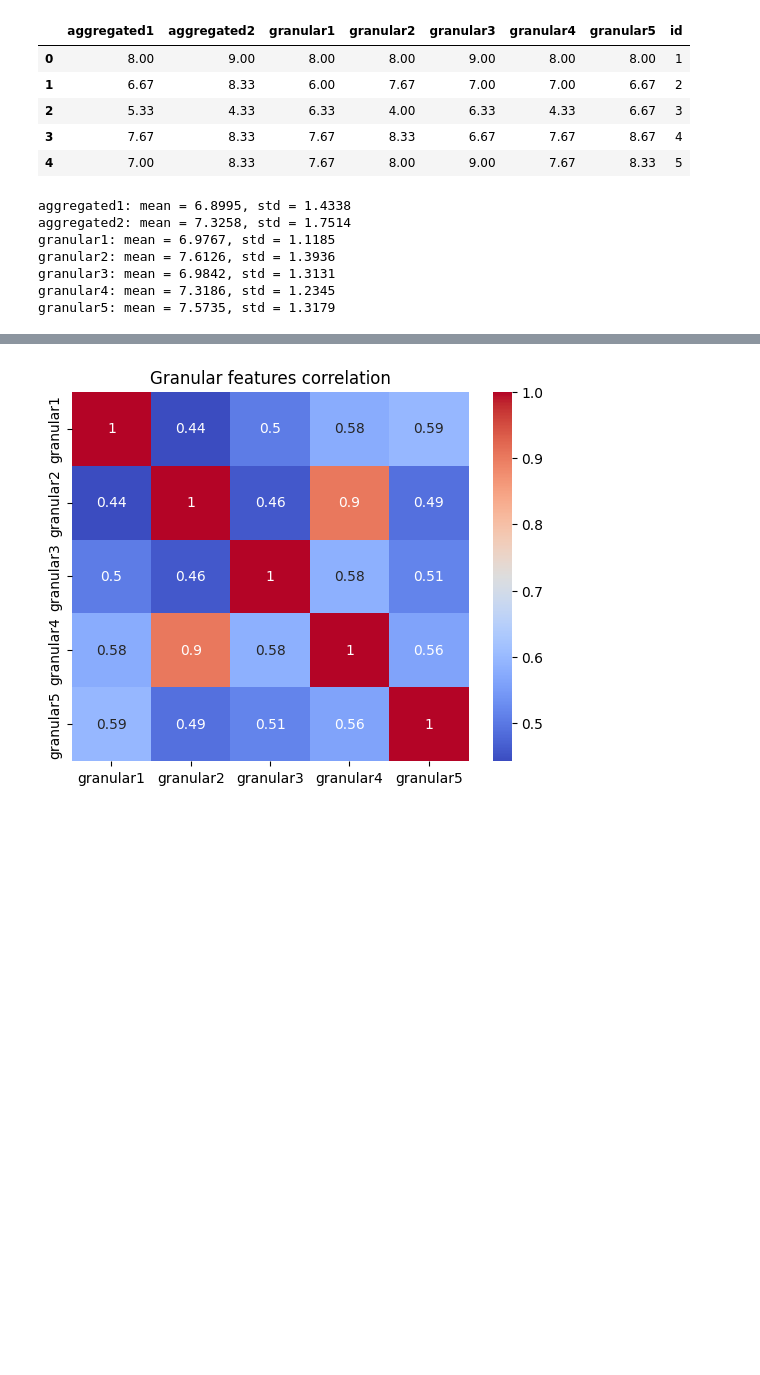
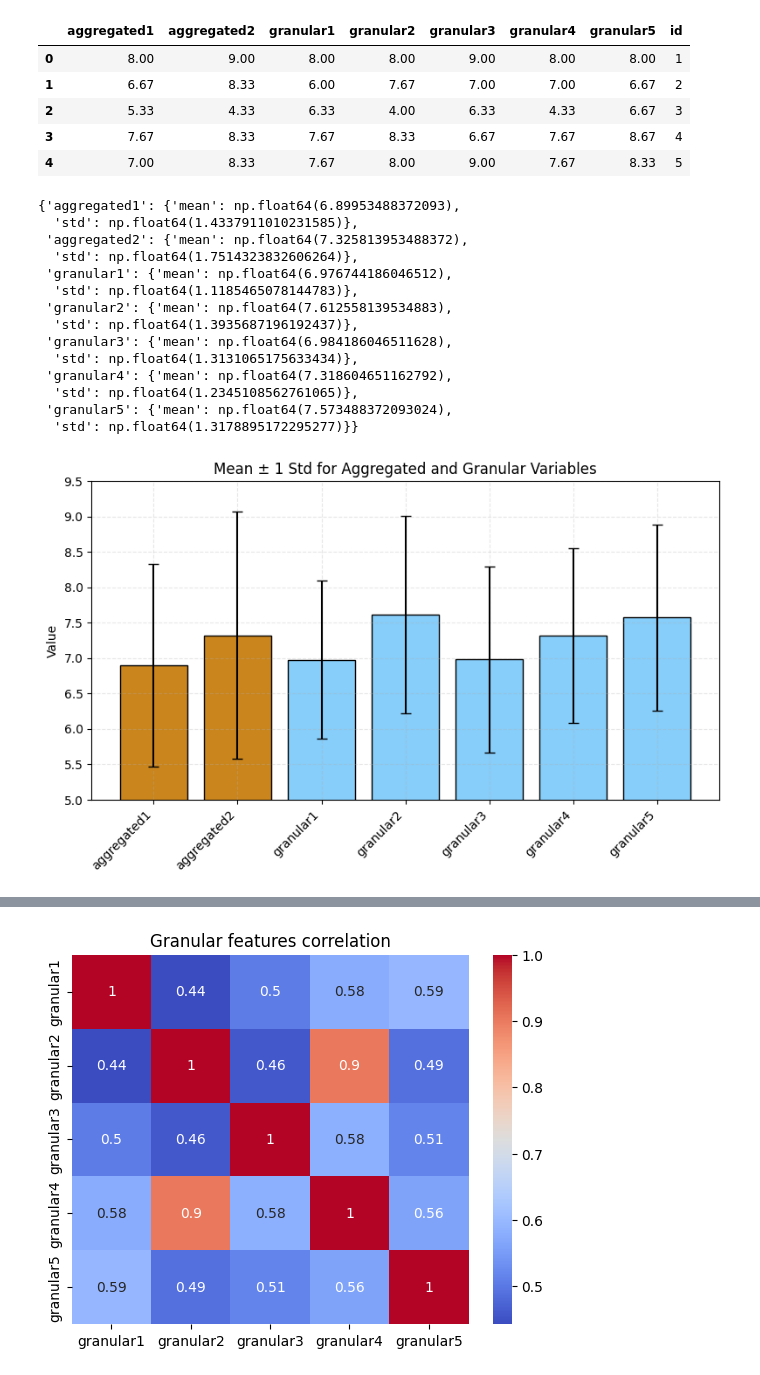
Before and after one commit to SamueleLippolis/marks-analysis-, a Jupyter notebook: notebooks/prototype02_interimDataExploration.ipynb, the cells around one changed output, grey strips where cells are left out. Cells and saved outputs as stored; diff of their text form; code cells hidden in the pictures; blank space fills up the shorter version.

```diff
--- a/notebooks/prototype02_interimDataExploration.ipynb
+++ b/notebooks/prototype02_interimDataExploration.ipynb
@@ -20,17 +20,45 @@ df.head()
 aggregated_cols = ['aggregated1', 'aggregated2']
 granular_cols = ['granular1', 'granular2', 'granular3', 'granular4', 'granular5']
 
+stats = {}
 for col in aggregated_cols + granular_cols:
     mean = df[col].mean()
     std = df[col].std()
-    print(f"{col}: mean = {mean:.4f}, std = {std:.4f}")
+    stats[col] = {'mean': mean, 'std': std}
+
+stats
 # %% [output]
-aggregated1: mean = 6.8995, std = 1.4338
-aggregated2: mean = 7.3258, std = 1.7514
-granular1: mean = 6.9767, std = 1.1185
-granular2: mean = 7.6126, std = 1.3936
-granular3: mean = 6.9842, std = 1.3131
-granular4: mean = 7.3186, std = 1.2345
-granular5: mean = 7.5735, std = 1.3179
+{'aggregated1': {'mean': np.float64(6.89953488372093),
+  'std': np.float64(1.4337911010231585)},
+ 'aggregated2': {'mean': np.float64(7.325813953488372),
+  'std': np.float64(1.7514323832606264)},
+ 'granular1': {'mean': np.float64(6.976744186046512),
+  'std': np.float64(1.1185465078144783)},
+ 'granular2': {'mean': np.float64(7.612558139534883),
+  'std': np.float64(1.3935687196192437)},
+ 'granular3': {'mean': np.float64(6.984186046511628),
+  'std': np.float64(1.3131065175633434)},
+ 'granular4': {'mean': np.float64(7.318604651162792),
+  'std': np.float64(1.2345108562761065)},
+ 'granular5': {'mean': np.float64(7.573488372093024),
+  'std': np.float64(1.3178895172295277)}}
+# %%
+# --- Convert to DataFrame ---
+stats_df = pd.DataFrame(stats).T  # rows = features, columns = mean, std
+
+# --- Plot ---
+plt.figure(figsize=(8, 5))
+colors = ["#ca851dff" if 'aggregated' in col else '#87cefa' for col in stats_df.index]
+plt.bar(stats_df.index, stats_df['mean'], yerr=stats_df['std'], capsize=4, color=colors, edgecolor='black')
+plt.xticks(rotation=45, ha='right')
+plt.ylabel('Value')
+plt.ylim((5,9.5))
+plt.title('Mean ± 1 Std for Aggregated and Granular Variables')
+plt.grid(alpha=0.3, linestyle='--')
+
+plt.tight_layout()
+plt.show()
+# %% [output]
+[figure, added]
 # %%
 df[aggregated_cols].plot.box()
```
Also changed, not shown: parts of 5 cells of this notebook, 32 other files.
